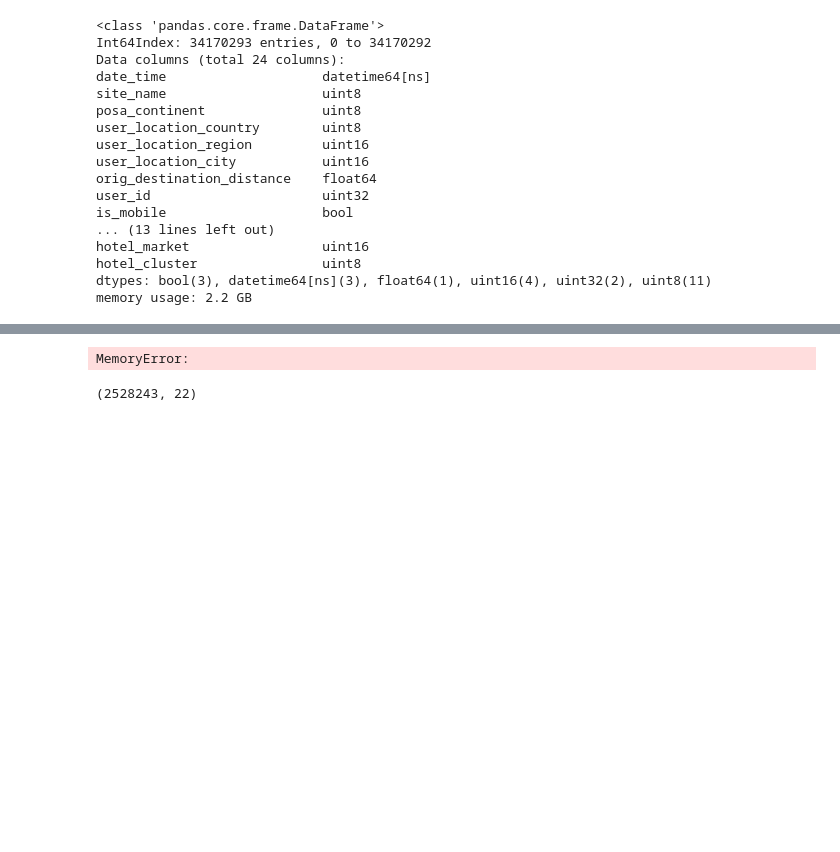
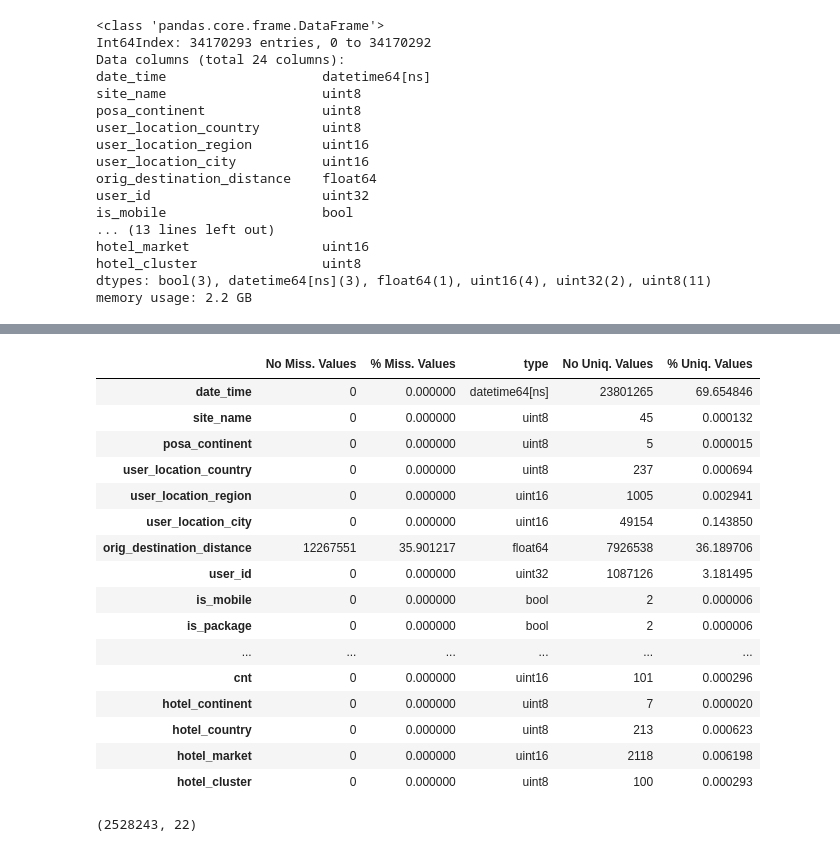
Before and after one commit to MariosRichards/expedia_code, a Jupyter notebook: expedia_kaggle.ipynb, the cells around one changed output, grey strips where cells are left out. Drawn from its saved outputs; the diff is of its cells as text; code cells hidden in the pictures; blank space fills up the shorter version.

```diff
--- a/expedia_kaggle.ipynb
+++ b/expedia_kaggle.ipynb
@@ -983,8 +983,8 @@ a
 | hotel_country | 0 | 0.000000 | int64 | 206 | 0.008148 |
 | hotel_market | 0 | 0.000000 | int64 | 2115 | 0.083655 |
 # %%
-filename = 'train_as_hdf'
-df2 = pd.read_hdf(r"..\expedia_data\{0}.h5".format(filename))
+dataset = 'train'
+df2 = pd.read_hdf( r"..\expedia_data\{0}_as_hdf.h5".format(dataset) )
 df2.info(memory_usage='deep')
 data=df2
 # %% [output]
@@ -1005,3 +1005,8 @@ hotel_market                 uint16
 hotel_cluster                uint8
 dtypes: bool(3), datetime64[ns](3), float64(1), uint16(4), uint32(2), uint8(11)
 memory usage: 2.2 GB
+# %%
+nunique = []
+for col in data.columns:
+    nunique.append( pd.Series.nunique(data[col]) )
+nunique = pd.DataFrame(nunique,index = data.columns).ix[:,0]
@@ -1008,11 +1033,31 @@ memory usage: 2.2 GB
 # %%
-nunique = data.apply(pd.Series.nunique)
-# missing = len(data) - data.count()
-# a = pd.concat( [ missing, pd.DataFrame( 100 * missing / len(data) ), data.dtypes, nunique, pd.DataFrame( 100*nunique/(len(data) - missing) ) ] ,axis=1 )
-# a.columns = ["No Miss. Values", "% Miss. Values", "type", "No Uniq. Values", "% Uniq. Values"]
-# a
+# nunique = data.apply(pd.Series.nunique) #nunique,
+missing = len(data) - data.count()
+# display(missing)
+# display(pd.DataFrame( 100 * missing / len(data) ))
+# display(data.dtypes)
+# display(pd.DataFrame( 100*nunique/(len(data) - missing)))
+a = pd.concat( [ missing, pd.DataFrame( 100 * missing / len(data) ), data.dtypes, nunique, pd.DataFrame( 100*nunique/(len(data) - missing) ) ] ,axis=1 )
+a.columns = ["No Miss. Values", "% Miss. Values", "type", "No Uniq. Values", "% Uniq. Values"]
+a
 # %% [output]
-MemoryError:
+|  | No Miss. Values | % Miss. Values | type | No Uniq. Values | % Uniq. Values |
+| date_time | 0 | 0.000000 | datetime64[ns] | 23801265 | 69.654846 |
+| site_name | 0 | 0.000000 | uint8 | 45 | 0.000132 |
+| posa_continent | 0 | 0.000000 | uint8 | 5 | 0.000015 |
+| user_location_country | 0 | 0.000000 | uint8 | 237 | 0.000694 |
+| user_location_region | 0 | 0.000000 | uint16 | 1005 | 0.002941 |
+| user_location_city | 0 | 0.000000 | uint16 | 49154 | 0.143850 |
+| orig_destination_distance | 12267551 | 35.901217 | float64 | 7926538 | 36.189706 |
+| user_id | 0 | 0.000000 | uint32 | 1087126 | 3.181495 |
+| is_mobile | 0 | 0.000000 | bool | 2 | 0.000006 |
+| is_package | 0 | 0.000000 | bool | 2 | 0.000006 |
+| ... | ... | ... | ... | ... | ... |
+| cnt | 0 | 0.000000 | uint16 | 101 | 0.000296 |
+| hotel_continent | 0 | 0.000000 | uint8 | 7 | 0.000020 |
+| hotel_country | 0 | 0.000000 | uint8 | 213 | 0.000623 |
+| hotel_market | 0 | 0.000000 | uint16 | 2118 | 0.006198 |
+| hotel_cluster | 0 | 0.000000 | uint8 | 100 | 0.000293 |
 # %%
 # data.replace('-999999', np.nan,  inplace=True)
 # data.replace('9999999999', np.nan,  inplace=True)
```
Also changed, not shown: parts of 1 cell of this notebook, 2 other files.
